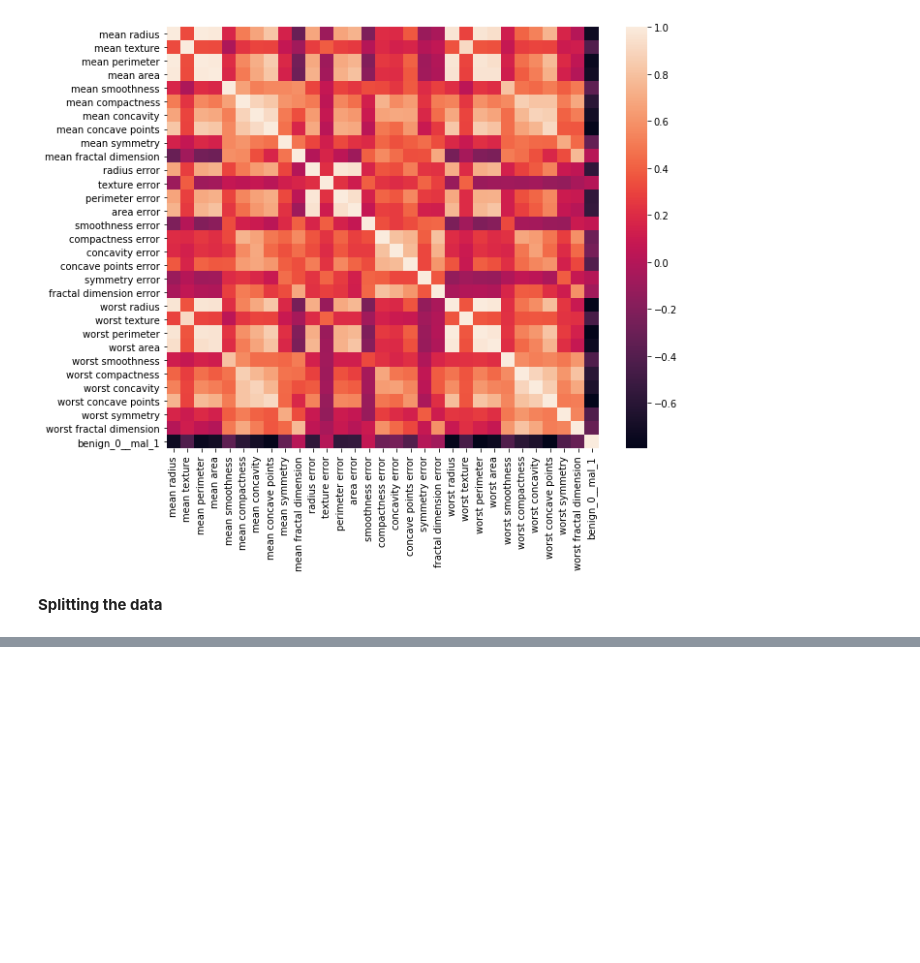
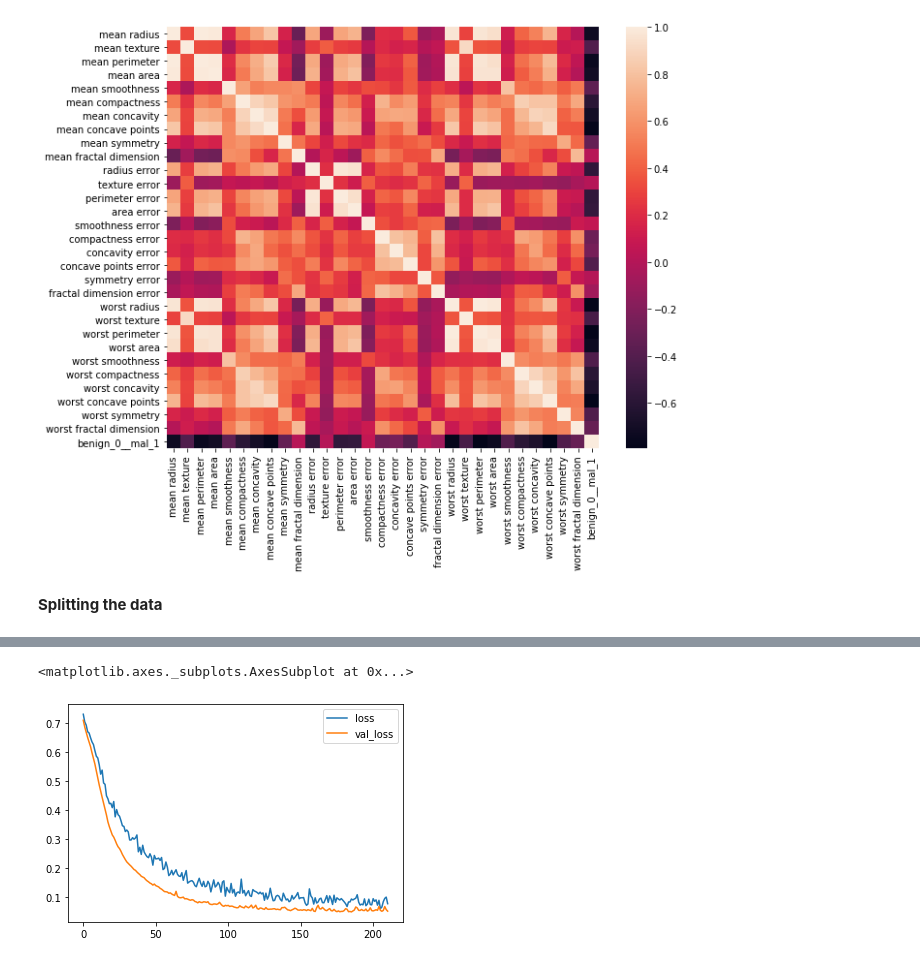
Before and after one commit to mohitksharma/cancer_classification_keras, a Jupyter notebook: Cancer classification Keras.ipynb, the cells around one changed output, grey strips where cells are left out. Drawn from its saved outputs; the diff is of its cells as text; code cells hidden in the pictures; blank space fills up the shorter version.

Commit message:
Updating code with dropout

```diff
--- a/Cancer classification Keras.ipynb
+++ b/Cancer classification Keras.ipynb
@@ -54,0 +135,11 @@ X_test = scaler.transform(X_test)
+# %%
+model = Sequential()
+model.add(Dense(30, activation = activations.relu))
+model.add(Dropout(0.5))
+model.add(Dense(15, activation = activations.relu))
+model.add(Dropout(0.5))
+
+model.add(Dense(1, activation = activations.sigmoid))
+model.compile(loss='binary_crossentropy', optimizer='adam')
+# %%
+model.fit(X_train, y_train, validation_data=(X_test, y_test), epochs=600, callbacks=[early_stop])
@@ -54,0 +165,6 @@ X_test = scaler.transform(X_test)
+# %%
+model_loss = pd.DataFrame(model.history.history)
+model_loss.plot()
+# %% [output]
+<matplotlib.axes._subplots.AxesSubplot at 0x...>
+[figure, added]
```
Also changed, not shown: parts of 17 cells of this notebook.
